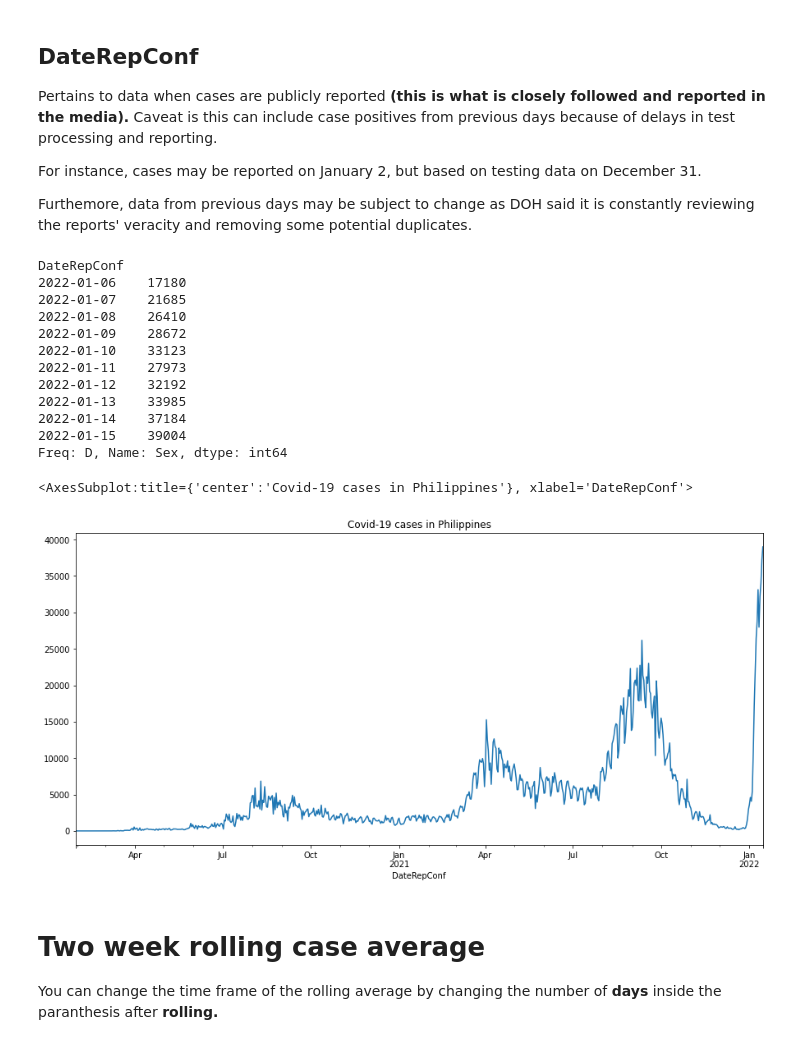
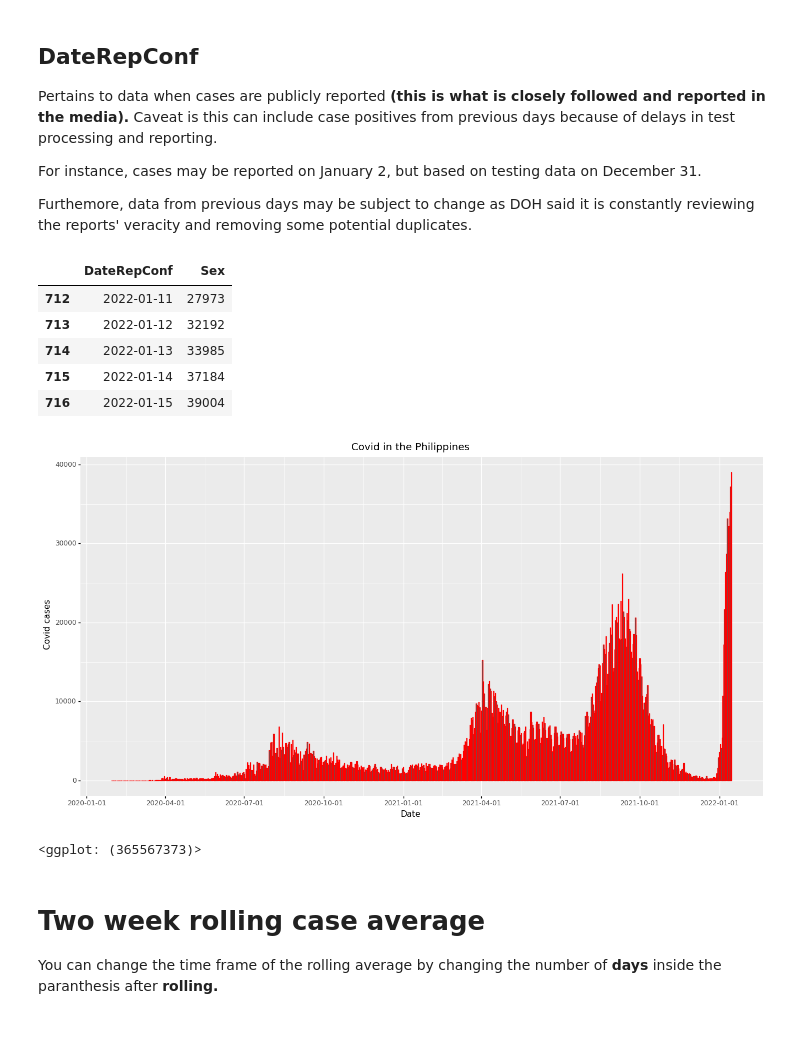
Before and after one commit to pmagtulis/covid-ph, a Jupyter notebook: covid-philippines.ipynb, the cells around one changed output. Cells and saved outputs as stored; diff of their text form; code cells hidden in the pictures.

```diff
--- a/covid-philippines.ipynb
+++ b/covid-philippines.ipynb
@@ -136,25 +137,25 @@ For instance, cases may be reported on January 2, but based on testing data on D
 
 Furthemore, data from previous days may be subject to change as DOH said it is constantly reviewing the reports' veracity and removing some potential duplicates.
 # %%
-df.resample('D', on='DateRepConf').Sex.count().tail(10)
+cases = df.resample('D', on='DateRepConf').Sex.count().to_frame().reset_index()
+cases.tail()
 # %% [output]
-DateRepConf
-2022-01-06    17180
-2022-01-07    21685
-2022-01-08    26410
-2022-01-09    28672
-2022-01-10    33123
-2022-01-11    27973
-2022-01-12    32192
-2022-01-13    33985
-2022-01-14    37184
-2022-01-15    39004
-Freq: D, Name: Sex, dtype: int64
+|  | DateRepConf | Sex |
+| 712 | 2022-01-11 | 27973 |
+| 713 | 2022-01-12 | 32192 |
+| 714 | 2022-01-13 | 33985 |
+| 715 | 2022-01-14 | 37184 |
+| 716 | 2022-01-15 | 39004 |
 # %%
-df.resample('D', on='DateRepConf').Sex.count().plot(title= 'Covid-19 cases in Philippines', figsize = (15, 7))
+(
+    ggplot(cases, aes('DateRepConf', 'Sex')) +
+           geom_col(color="red") +
+           theme(figure_size=(16,8)) +
+           labs(x= "Date", y="Covid cases", title="Covid in the Philippines")
+)
 # %% [output]
+[figure, new version]
-<AxesSubplot:title={'center':'Covid-19 cases in Philippines'}, xlabel='DateRepConf'>
+<ggplot: (365567373)>
-[figure, old version]
 # %% [markdown]
 # Two week rolling case average
 
```
Also changed, not shown: parts of 26 cells of this notebook.
